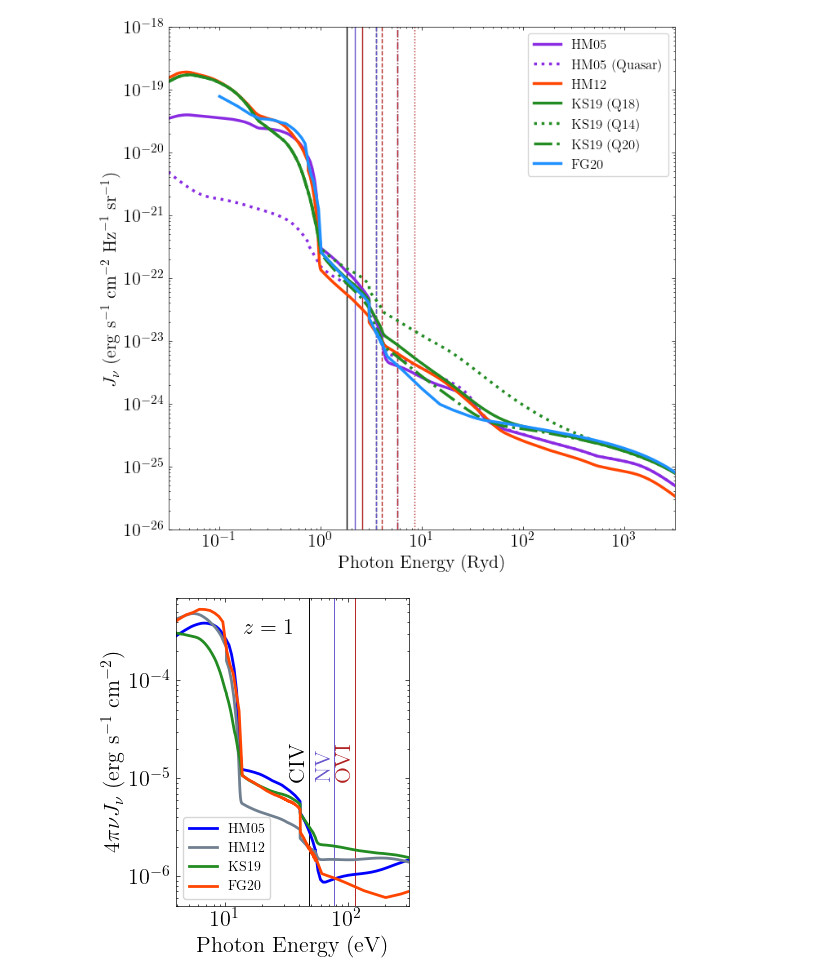
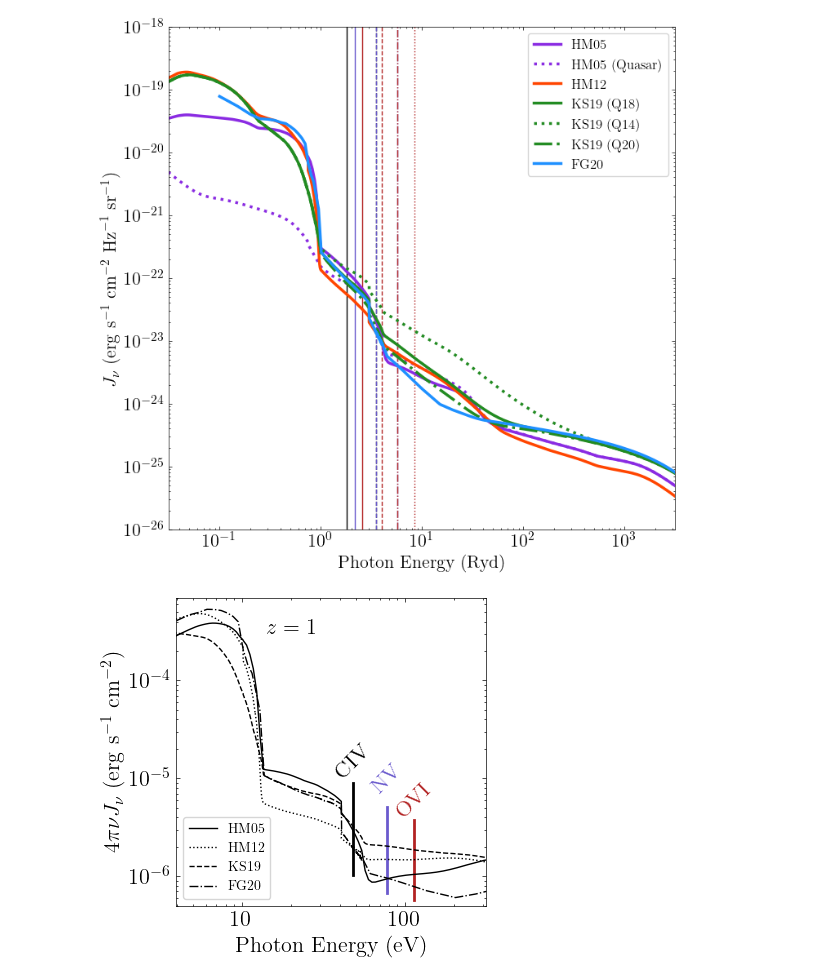
Before and after one commit to suyashk12/cgm_science, a Jupyter notebook: cloudy_fit/uvb_comparison.ipynb, the cells around one changed output. Cells and saved outputs as stored; diff of their text form; code cells hidden in the pictures.

```diff
--- a/cloudy_fit/uvb_comparison.ipynb
+++ b/cloudy_fit/uvb_comparison.ipynb
@@ -190,45 +190,47 @@ ax.legend()
 <matplotlib.legend.Legend at 0x...>
 [figure]
 # %%
-fig, ax = plt.subplots(1, figsize=(3,4))
+fig, ax = plt.subplots(1, figsize=(4,4))
 
 ax.set_xscale('log')
 ax.set_yscale('log')
 ax.set_ylim(5e-7,7e-4)
 ax.set_xlim(10**0.6, 10**2.5)
 
-ax.axvline(IP_dict['CIV'], linestyle='-', color='black', lw=.7)
-ax.text(IP_dict['CIV'], 1e-5, 'CIV', rotation=90, color='black', horizontalalignment='right')
-ax.axvline(IP_dict['NV'], linestyle='-', color='slateblue', lw=.7)
-ax.text(IP_dict['NV'], 1e-5, 'NV', rotation=90, color='slateblue', horizontalalignment='right')
-ax.axvline(IP_dict['OVI'], linestyle='-', color='firebrick', lw=.7)
-ax.text(IP_dict['OVI'], 1e-5, 'OVI', rotation=90, color='firebrick', horizontalalignment='right')
+ax.axvline(IP_dict['CIV'], ymin=0.1, ymax=0.4, linestyle='-', color='black', lw=2)
+ax.text(IP_dict['CIV'], 1e-5, 'CIV', rotation=45, color='black', horizontalalignment='center')
+ax.axvline(IP_dict['NV'], ymin=0.04, ymax=0.32, linestyle='-', color='slateblue', lw=2)
+ax.text(IP_dict['NV'], 7e-6, 'NV', rotation=45, color='slateblue', horizontalalignment='center')
+ax.axvline(IP_dict['OVI'],ymin=0.02, ymax=0.28, linestyle='-', color='firebrick', lw=2)
+ax.text(IP_dict['OVI'], 4e-6, 'OVI', rotation=45, color='firebrick', horizontalalignment='center')
 
 ax.plot(hm05_ryd_grid*13.61,
         4*np.pi*hm05_freq_grid*hm05_J_nu_test,
-        lw=2, label=r'HM05', color='blue')
+        lw=1, linestyle='-', label=r'HM05', color='black')
 
 ax.plot(hm12_ryd_grid*13.61,
         4*np.pi*hm12_freq_grid*hm12_J_nu_test,
-        lw=2, label=r'HM12', color='slategrey')
+        lw=1, linestyle=':', label=r'HM12', color='black')
 
 ax.plot(ks19_q18_ryd_grid*13.61,
         4*np.pi*ks19_q18_freq_grid*ks19_q18_J_nu_test,
-        lw=2, label='KS19',
-        color='forestgreen')
+        lw=1, linestyle='--', label='KS19',
+        color='black')
 
 ax.plot(fg20_ryd_grid*13.61,
         4*np.pi*fg20_freq_grid*fg20_J_nu_test,
-        lw=2, label=r'FG20', color='orangered')
+        lw=1, linestyle='-.', label=r'FG20', color='black')
 
 #ax.set_title(r'Extragalactic UVB SEDs at $z=1$', fontsize=16)
 ax.set_xlabel('Photon Energy (eV)')
 ax.set_ylabel(r'$4 \pi \nu J_\nu \ (\mathrm{erg} \ \mathrm{s}^{-1} \ \mathrm{cm}^{-2})$')
 
 #ax.axvline(1, linestyle=':')
 ax.text(14, 3e-4, r'$z=1$')
 ax.legend(fontsize=10, loc='lower left')
 
+
+ax.set_xticks([10,100], [10,100])
 plt.savefig('/Users/thepoetoftwilight/Documents/CUBS/Data/PG1522+101/Figures/UVB_compare.pdf', dpi=300)
 # %% [output]
-[figure, old version]
+[figure, new version]
```
Also changed, not shown: 8 other files.
